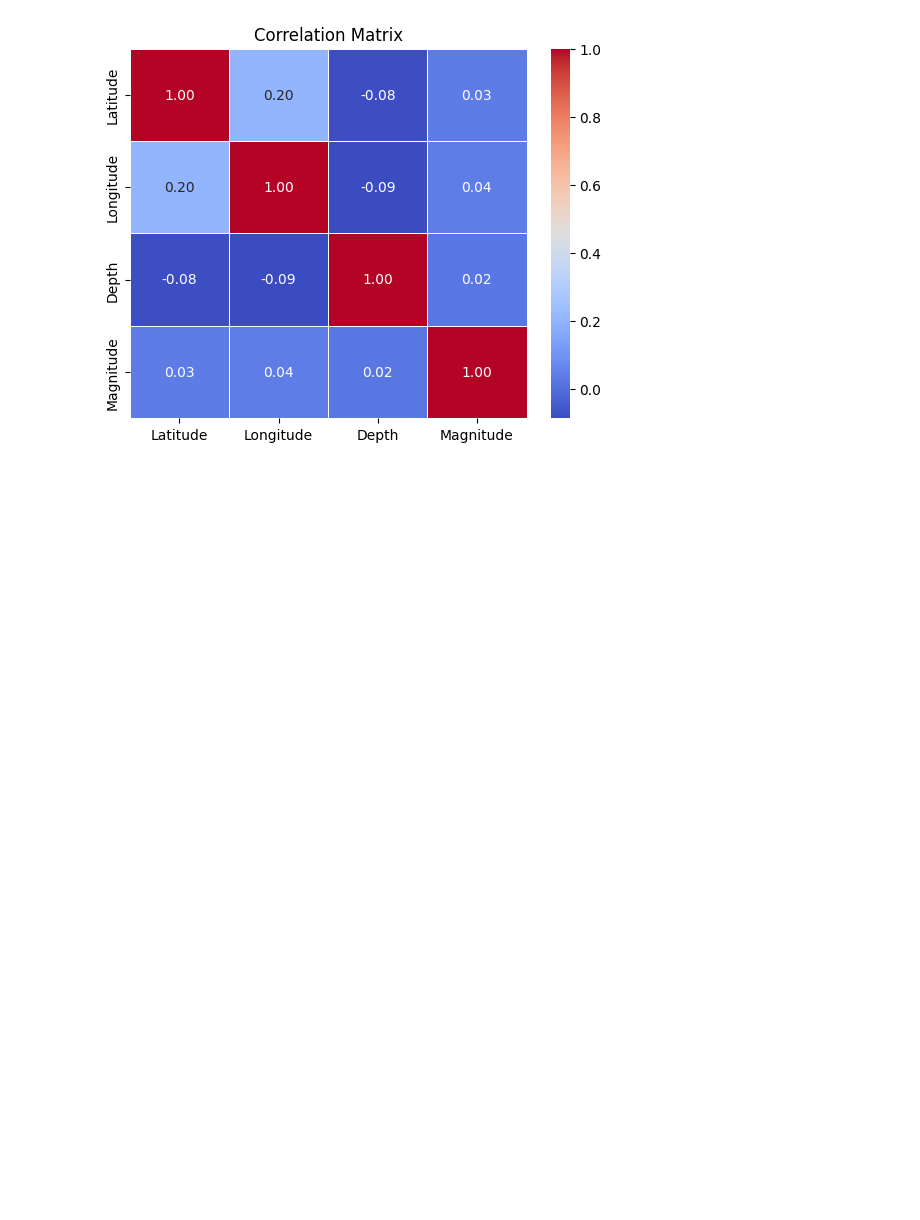
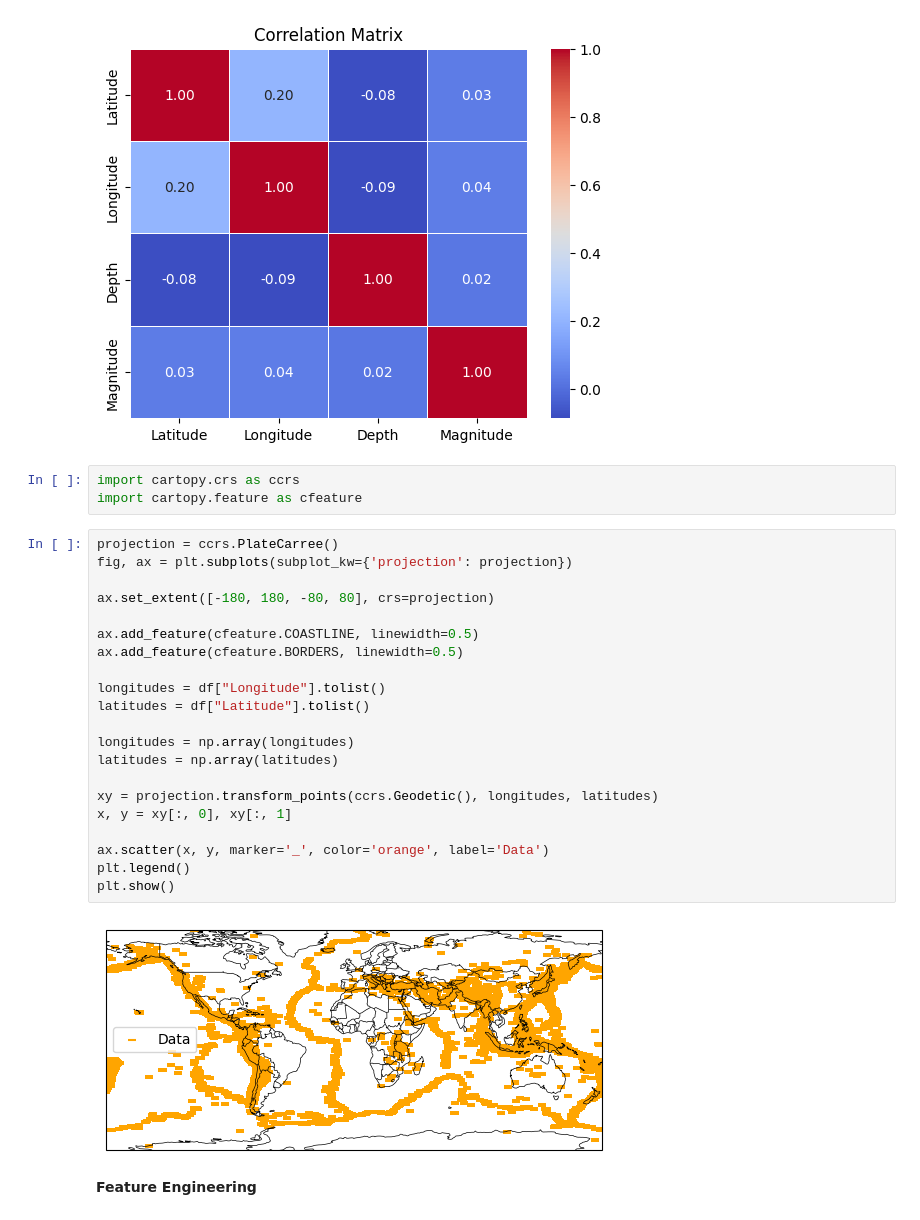
Before and after one commit to enriqueglezzep/EQ_Prediction, a Jupyter notebook: model.ipynb, the cells around one changed output. Cells and saved outputs as stored; diff of their text form; blank space fills up the shorter version.

```diff
--- a/model.ipynb
+++ b/model.ipynb
@@ -119,3 +122,31 @@ plt.title('Correlation Matrix')
 plt.show()
 # %% [output]
 [figure]
+# %%
+import cartopy.crs as ccrs
+import cartopy.feature as cfeature
+# %%
+projection = ccrs.PlateCarree()
+fig, ax = plt.subplots(subplot_kw={'projection': projection})
+
+ax.set_extent([-180, 180, -80, 80], crs=projection)
+
+ax.add_feature(cfeature.COASTLINE, linewidth=0.5)
+ax.add_feature(cfeature.BORDERS, linewidth=0.5)
+
+longitudes = df["Longitude"].tolist()
+latitudes = df["Latitude"].tolist()
+
+longitudes = np.array(longitudes)
+latitudes = np.array(latitudes)
+
+xy = projection.transform_points(ccrs.Geodetic(), longitudes, latitudes)
+x, y = xy[:, 0], xy[:, 1]
+
+ax.scatter(x, y, marker='_', color='orange', label='Data')
+plt.legend()
+plt.show()
+# %% [output]
+[figure, added]
+# %% [markdown]
+**Feature Engineering**
```
Also changed, not shown: parts of 10 cells of this notebook.
